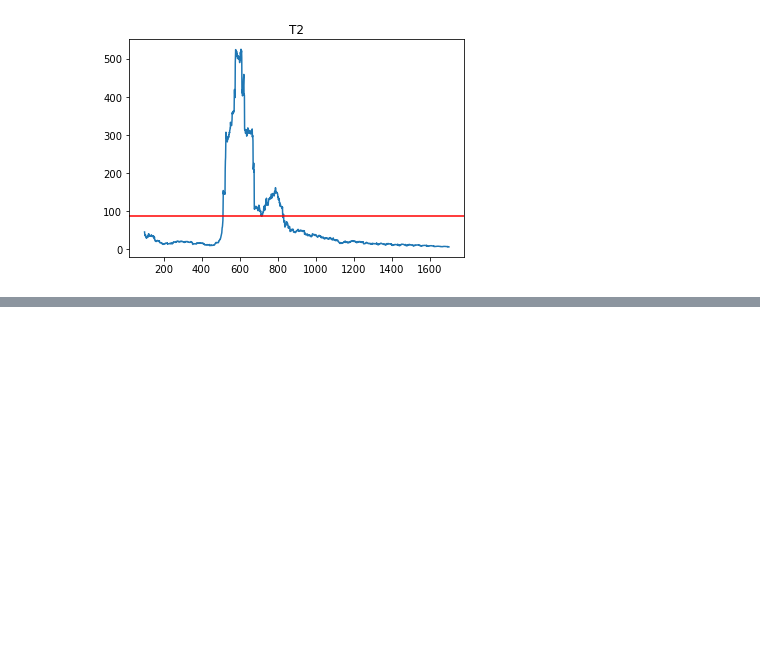
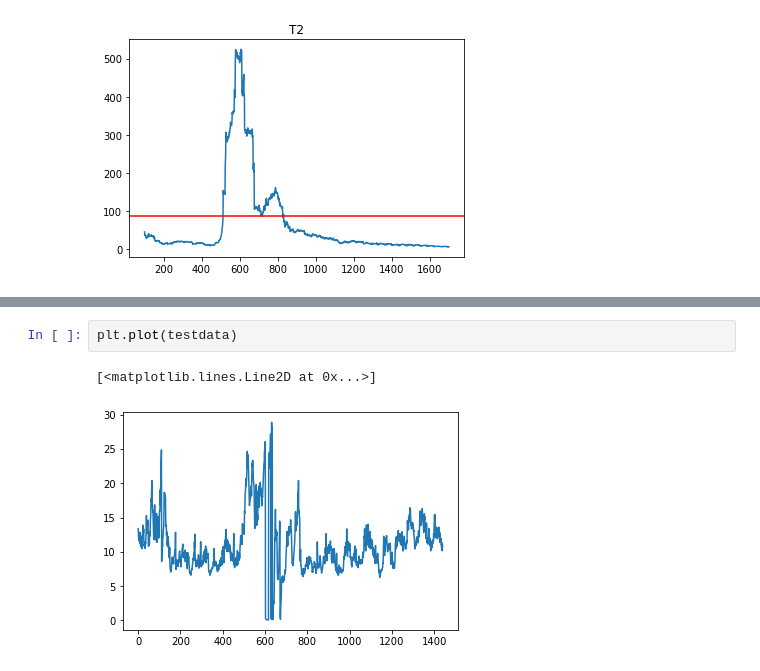
Before and after one commit to davidw0311/fault_diagnosis, a Jupyter notebook: pca_fault_detection.ipynb, the cells around one changed output, grey strips where cells are left out. Cells and saved outputs as stored; diff of their text form; blank space fills up the shorter version.

```diff
--- a/pca_fault_detection.ipynb
+++ b/pca_fault_detection.ipynb
@@ -246,0 +240,5 @@ num T2 above threshold：205
+# %%
+plt.plot(testdata)
+# %% [output]
+[<matplotlib.lines.Line2D at 0x...>]
+[figure, added]
```
Also changed, not shown: parts of 5 cells of this notebook, 5 other files.
